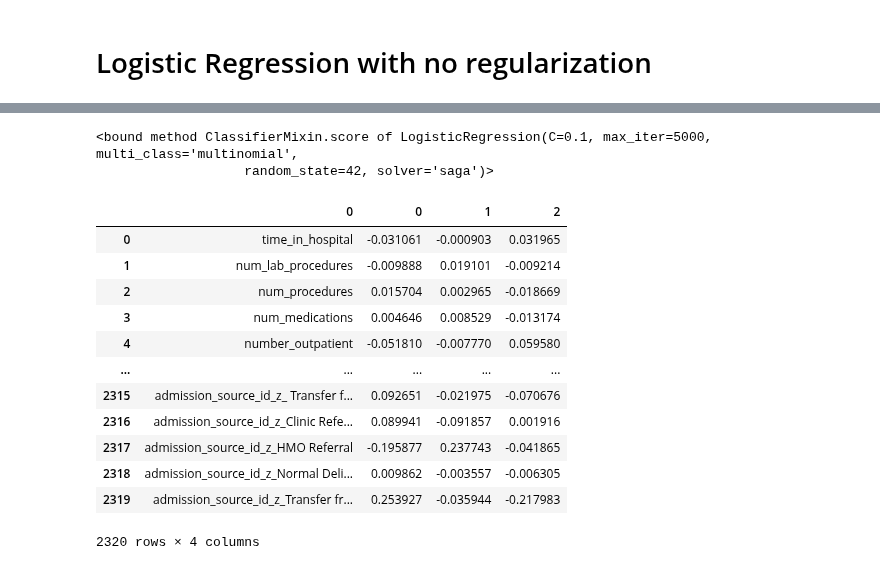
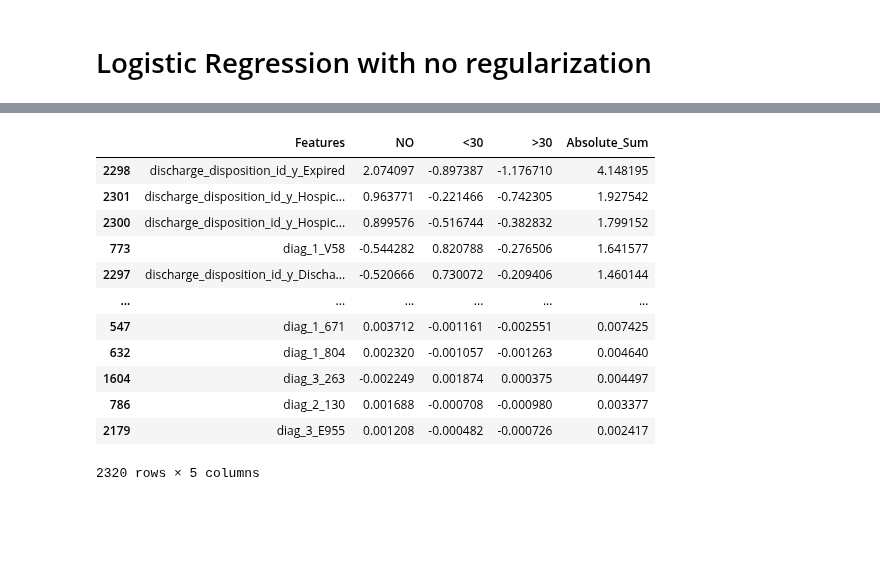
Before and after one commit to scottdyl/qtw, a Jupyter notebook: case study 2/Satvik/Satvik_Ajmera_QtW_CaseStudy2-Final.ipynb, the cells around one changed output, grey strips where cells are left out. Cells and saved outputs as stored; diff of their text form; code cells hidden in the pictures; blank space fills up the shorter version.

```diff
--- a/case study 2/Satvik/Satvik_Ajmera_QtW_CaseStudy2-Final.ipynb
+++ b/case study 2/Satvik/Satvik_Ajmera_QtW_CaseStudy2-Final.ipynb
@@ -773,7 +738,7 @@ X_columns = pipeline.fit(X_columns)
 X_columns.named_steps["preprocessor"].transformers_[1][1].named_steps["onehot"]
 
 column_name = X_columns.named_steps['preprocessor'].transformers_[1][1]\
-   .named_steps['onehot'].get_feature_names(categorical_features)
+   .named_steps['onehot'].get_feature_names_out(categorical_features)
 
 column_name = list(column_name)
 column_name[:0] = numeric_features_new
@@ -795,23 +745,6 @@ lr_best_est.predict_proba
-# %%
-lr_best_est.score
-# %% [output]
-<bound method ClassifierMixin.score of LogisticRegression(C=0.1, max_iter=5000, multi_class='multinomial',
-                   random_state=42, solver='saga')>
 # %%
-coefficients = pd.concat([pd.DataFrame(column_name),pd.DataFrame(np.transpose(lr_best_est.coef_))], axis = 1)
+l2_coefficients = pd.concat([pd.DataFrame(column_name),pd.DataFrame(np.transpose(l2_best_est.coef_))], axis = 1)
 # %%
-coefficients
+l2_coefficients.columns = ["Features", "NO", "<30", ">30"]
-# %% [output]
-|  | 0 | 0 | 1 | 2 |
-| 0 | time_in_hospital | -0.031061 | -0.000903 | 0.031965 |
-| 1 | num_lab_procedures | -0.009888 | 0.019101 | -0.009214 |
-| 2 | num_procedures | 0.015704 | 0.002965 | -0.018669 |
-| 3 | num_medications | 0.004646 | 0.008529 | -0.013174 |
-| 4 | number_outpatient | -0.051810 | -0.007770 | 0.059580 |
-| ... | ... | ... | ... | ... |
-| 2315 | admission_source_id_z_ Transfer f... | 0.092651 | -0.021975 | -0.070676 |
-| 2316 | admission_source_id_z_Clinic Refe... | 0.089941 | -0.091857 | 0.001916 |
-| 2317 | admission_source_id_z_HMO Referral | -0.195877 | 0.237743 | -0.041865 |
-| 2318 | admission_source_id_z_Normal Deli... | 0.009862 | -0.003557 | -0.006305 |
-| 2319 | admission_source_id_z_Transfer fr... | 0.253927 | -0.035944 | -0.217983 |
-2320 rows × 4 columns
+# %%
+l2_coefficients['Absolute_Sum'] = abs(l2_coefficients["NO"]) + abs(l2_coefficients["<30"]) + abs(l2_coefficients[">30"])
@@ -817,0 +753,16 @@ coefficients
+# %%
+l2_coefficients.sort_values(by="Absolute_Sum", ascending=False)
+# %% [output]
+|  | Features | NO | <30 | >30 | Absolute_Sum |
+| 2298 | discharge_disposition_id_y_Expired | 2.074097 | -0.897387 | -1.176710 | 4.148195 |
+| 2301 | discharge_disposition_id_y_Hospic... | 0.963771 | -0.221466 | -0.742305 | 1.927542 |
+| 2300 | discharge_disposition_id_y_Hospic... | 0.899576 | -0.516744 | -0.382832 | 1.799152 |
+| 773 | diag_1_V58 | -0.544282 | 0.820788 | -0.276506 | 1.641577 |
+| 2297 | discharge_disposition_id_y_Discha... | -0.520666 | 0.730072 | -0.209406 | 1.460144 |
+| ... | ... | ... | ... | ... | ... |
+| 547 | diag_1_671 | 0.003712 | -0.001161 | -0.002551 | 0.007425 |
+| 632 | diag_1_804 | 0.002320 | -0.001057 | -0.001263 | 0.004640 |
+| 1604 | diag_3_263 | -0.002249 | 0.001874 | 0.000375 | 0.004497 |
+| 786 | diag_2_130 | 0.001688 | -0.000708 | -0.000980 | 0.003377 |
+| 2179 | diag_3_E955 | 0.001208 | -0.000482 | -0.000726 | 0.002417 |
+2320 rows × 5 columns
```
Also changed, not shown: parts of 59 cells of this notebook.
